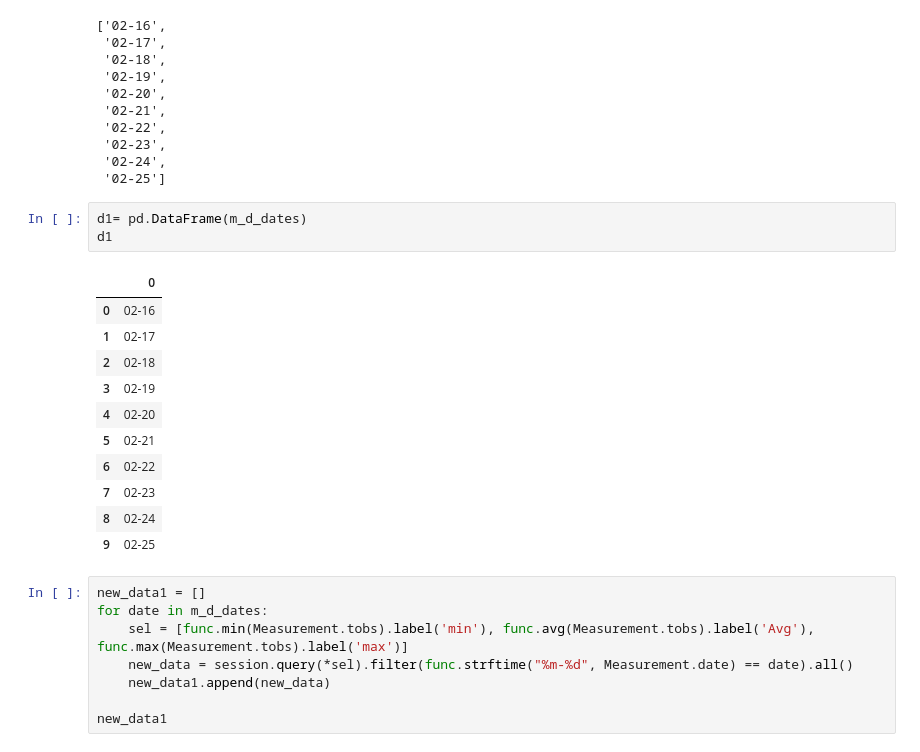
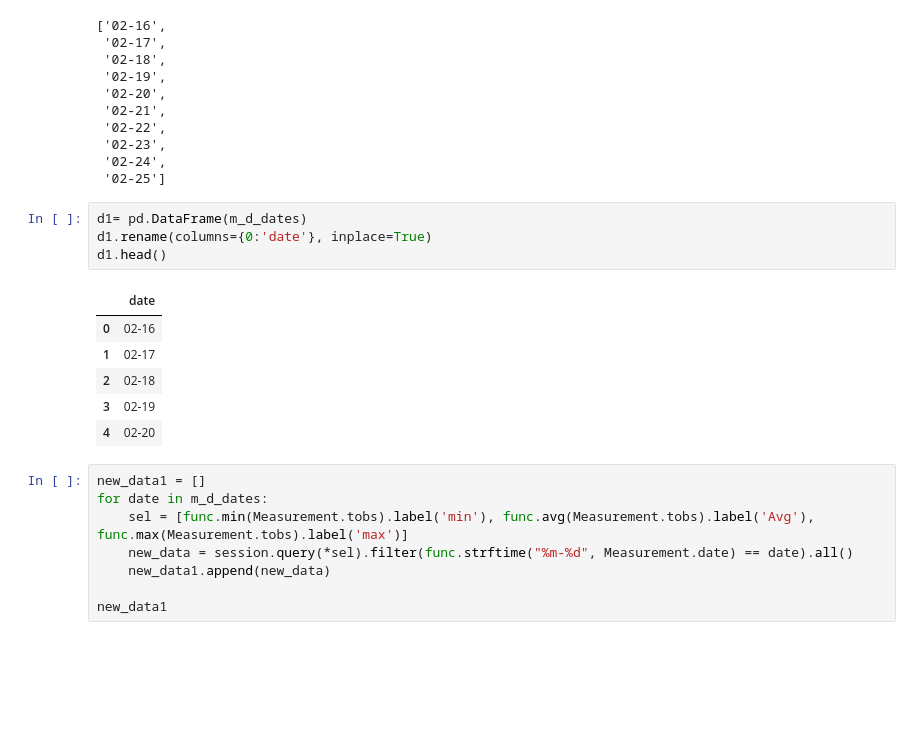
Before and after one commit to IFFTSolutions/8_SQLAlchemy, a Jupyter notebook: Climate_Starter_3.ipynb, the cells around one changed output. Saved outputs shown, nothing was run; the diff lists cells and outputs as text; blank space fills up the shorter version.

```diff
--- a/Climate_Starter_3.ipynb
+++ b/Climate_Starter_3.ipynb
@@ -427,19 +427,15 @@ m_d_dates
  '02-25']
 # %%
 d1= pd.DataFrame(m_d_dates)
-d1
+d1.rename(columns={0:'date'}, inplace=True)
+d1.head()
 # %% [output]
-|  | 0 |
+|  | date |
 | 0 | 02-16 |
 | 1 | 02-17 |
 | 2 | 02-18 |
 | 3 | 02-19 |
 | 4 | 02-20 |
-| 5 | 02-21 |
-| 6 | 02-22 |
-| 7 | 02-23 |
-| 8 | 02-24 |
-| 9 | 02-25 |
 # %%
 new_data1 = []
 for date in m_d_dates:
```
Also changed, not shown: parts of 6 cells of this notebook, 3 other files.
